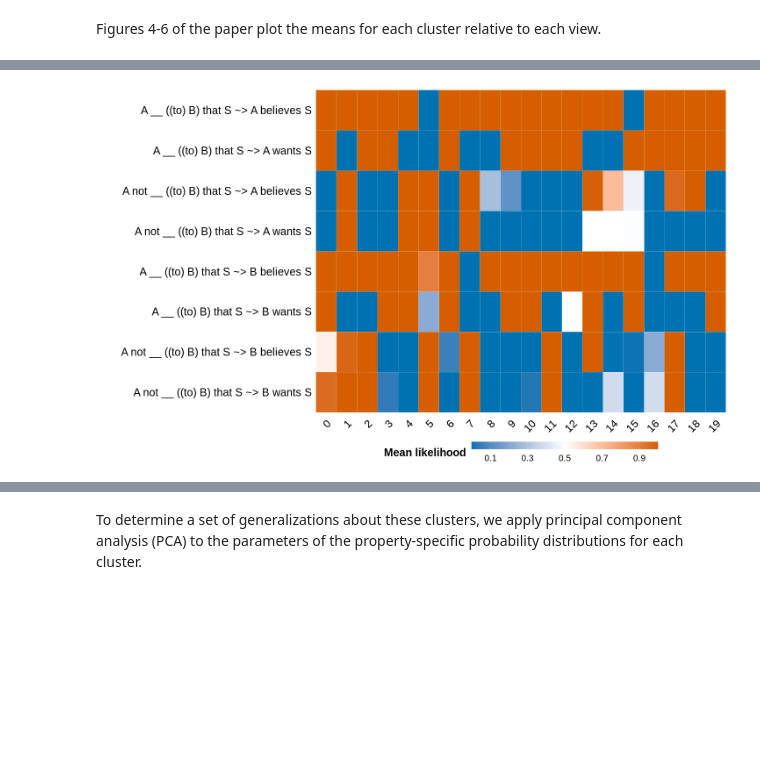
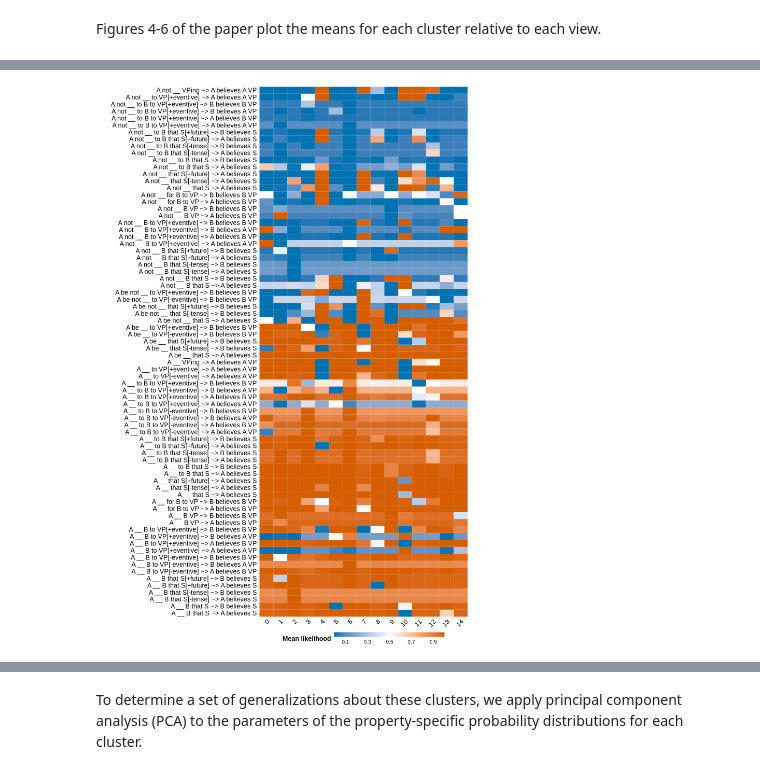
Before and after one commit to bkane2/intensional-gaps, a Jupyter notebook: Intensional Gaps-Sem+Syn.ipynb, the cells around one changed output, grey strips where cells are left out. Cells and saved outputs as stored; diff of their text form; code cells hidden in the pictures; blank space fills up the shorter version.

Commit message:
Updated notebook after fitting all models

```diff
--- a/Intensional Gaps-Sem+Syn.ipynb
+++ b/Intensional Gaps-Sem+Syn.ipynb
@@ -1902,3 +1737,8 @@ The model with 20 components is the optimal model.
+# %%
+# TODO: this is just for testing
+
+best_n_components = 15
+best_model = parameters[best_n_components]
 # %% [markdown]
 To investigate the verb-frame pairs that fall into each cluster, we look at pairs that have probability 1 for that cluster.
 # %%
@@ -2462,13 +1854,19 @@ best_model['belief_desire_value']
 best_belief_desire_locs = best_model['belief_desire_value']
 
 factors = np.array([np.array(x) for x
-                    in best_belief_desire_locs.index.str.split('-', expand=True).values])
-best_belief_desire_locs[['polarity', 'target', 'control', 'consequent_verb']] = factors
+                    in best_belief_desire_locs.index.str.replace('-tense', '0tense').str.replace('-eventive', '0eventive').str.split('-', expand=True).values])
 
-best_belief_desire_locs['template'] = best_belief_desire_locs.polarity.map({'positive': 'A __ ((to) B)',
-                                                                          'negative': 'A not __ ((to) B)'}) + ' ' +\
-                                      best_belief_desire_locs.control.map({'subject': 'to VP', 'object': 'to VP',
-                                                                           'na': 'that S'}) + ' ~> ' +\
+best_belief_desire_locs[['polarity', 'target', 'control', 'consequent_verb', 'frame']] = factors
+best_belief_desire_locs['frame'] = best_belief_desire_locs.frame.str.replace('0', '-')
+
+def form_belief_desire_antecedent(row):
+    antecedent = row.frame.replace(' V ', ' __ ') if row.polarity == 'positive' else row.frame.replace(' V ', ' not __ ')
+    antecedent = antecedent.replace('NP', 'A', 1)
+    antecedent = antecedent.replace('NP', 'B')
+    return antecedent
+
+best_belief_desire_locs['template'] = best_belief_desire_locs.apply(form_belief_desire_antecedent, axis=1) +\
+                                      ' ~> ' +\
                                       best_belief_desire_locs.target.map({'subject': 'A',
                                                                           'object': 'B'}) + ' ' +\
                                       best_belief_desire_locs.consequent_verb + 's ' +\
@@ -2478,7 +1876,7 @@ best_belief_desire_locs['template'] = best_belief_desire_locs.polarity.map({'pos
                                       best_belief_desire_locs.control.map({'subject': 'VP', 'object': 'VP',
                                                                            'na': 'S'})
 
-best_belief_desire_locs_melt = pd.melt(best_belief_desire_locs.drop(columns=['target', 'control', 'consequent_verb']),
+best_belief_desire_locs_melt = pd.melt(best_belief_desire_locs.drop(columns=['target', 'control', 'consequent_verb', 'frame']),
                                        id_vars=['polarity', 'template'])
 
 best_belief_desire_locs_melt = best_belief_desire_locs_melt.drop(columns='polarity')
@@ -2600,22 +2089,11 @@ best_negraising_locs_melt
 # %%
-%%R -i best_belief_desire_locs_melt -i cluster_order -w 20 -h 12 -u in
+%%R -i best_belief_desire_locs_melt -i cluster_order -w 20 -h 30 -u in
 
 library(tidyverse)
 
 theme_set(theme_bw())
 
-belief_desire_template_order_f = rev(c('A __ ((to) B) that S ~> A believes S',
-                                       'A __ ((to) B) that S ~> A wants S',
-                                       'A not __ ((to) B) that S ~> A believes S',
-                                       'A not __ ((to) B) that S ~> A wants S',
-                                       'A __ ((to) B) that S ~> B believes S',
-                                       'A __ ((to) B) that S ~> B wants S',
-                                       'A not __ ((to) B) that S ~> B believes S',
-                                       'A not __ ((to) B) that S ~> B wants S'))
-
-best_belief_desire_locs_melt <- filter(best_belief_desire_locs_melt, template%in%belief_desire_template_order_f)
-best_belief_desire_locs_melt$template <- ordered(best_belief_desire_locs_melt$template,
-                                                levels=belief_desire_template_order_f)
+best_belief_desire_locs_melt <- filter(best_belief_desire_locs_melt, inferencetype=='doxastic')
 
 # cluster_order = c('0', '1', '2', '3', '4', '5', '6', '7', '8', '9', '10', '11', '12', '13', '14', '15', '16', '17', '18', '19')
 
@@ -2623,33 +2101,33 @@ best_belief_desire_locs_melt$label <- ordered(best_belief_desire_locs_melt$label
                                                 levels=cluster_order)
 
 
 g = ggplot(best_belief_desire_locs_melt, aes(y=template, x=label, fill=value-0.5)) +
 geom_tile(color="white") +
 scale_fill_gradient2(name='Mean likelihood', low="#0072B2", mid="white", high="#D55E00",
                      breaks=c(-0.4, -0.2, 0, 0.2, 0.4),
                      labels=c(-0.4, -0.2, 0, 0.2, 0.4)+0.5) +
 theme(axis.text=element_text(size=25, color="black"),
       axis.text.x=element_text(angle=45, hjust=1),
       axis.title=element_blank(),
       axis.ticks=element_blank(),
       legend.title=element_text(size=25, face="bold"),
       legend.text=element_text(size=20),
       legend.key.width=unit(3, "cm"),
       legend.position="bottom",
       panel.background=element_blank(),
       panel.border=element_blank(),
       panel.grid.major=element_blank(),
       panel.grid.minor=element_blank(),
       plot.background=element_blank(),
      strip.background=element_rect(fill="white", color="white"),
      strip.text=element_text(size=25, face="bold"),
      plot.margin=unit(c(0,0,0,2),"cm"))
 
 
 
-ggsave('plots/finite_belief_desire-loadings-15.pdf', width=20, height=12)
-ggsave('plots/finite_belief_desire-loadings-15.png', width=20, height=12)
+ggsave('plots/doxastic-loadings-15.pdf', width=20, height=30)
+ggsave('plots/doxastic-loadings-15.png', width=20, height=30)
 
 g
 # %% [output]
-[figure, old version]
+[figure, new version]
```
Also changed, not shown: parts of 54 cells of this notebook.
